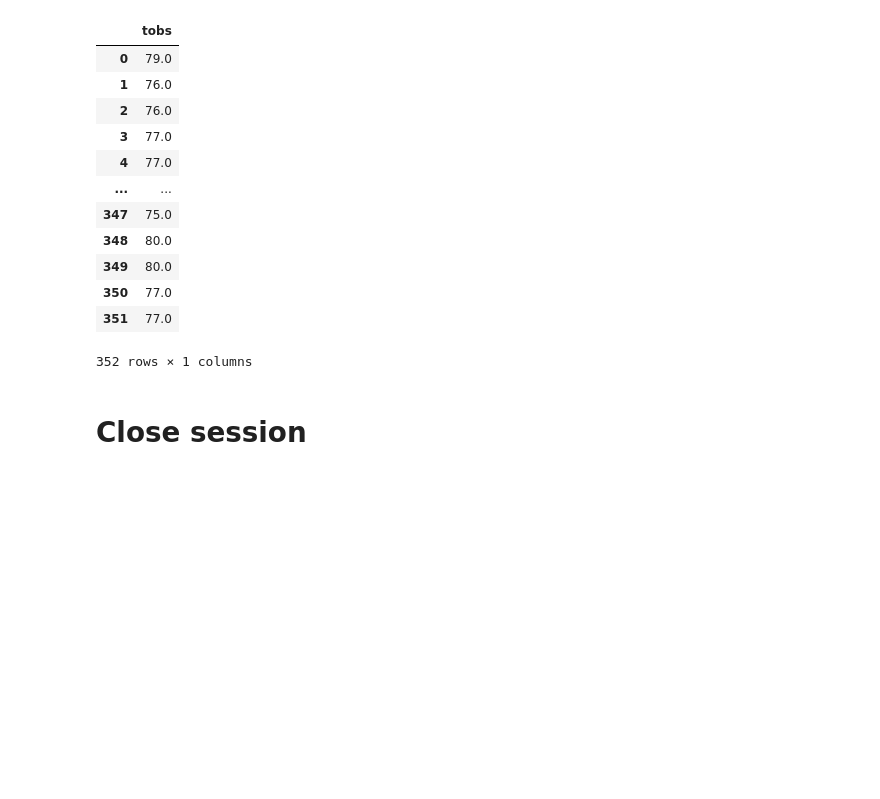
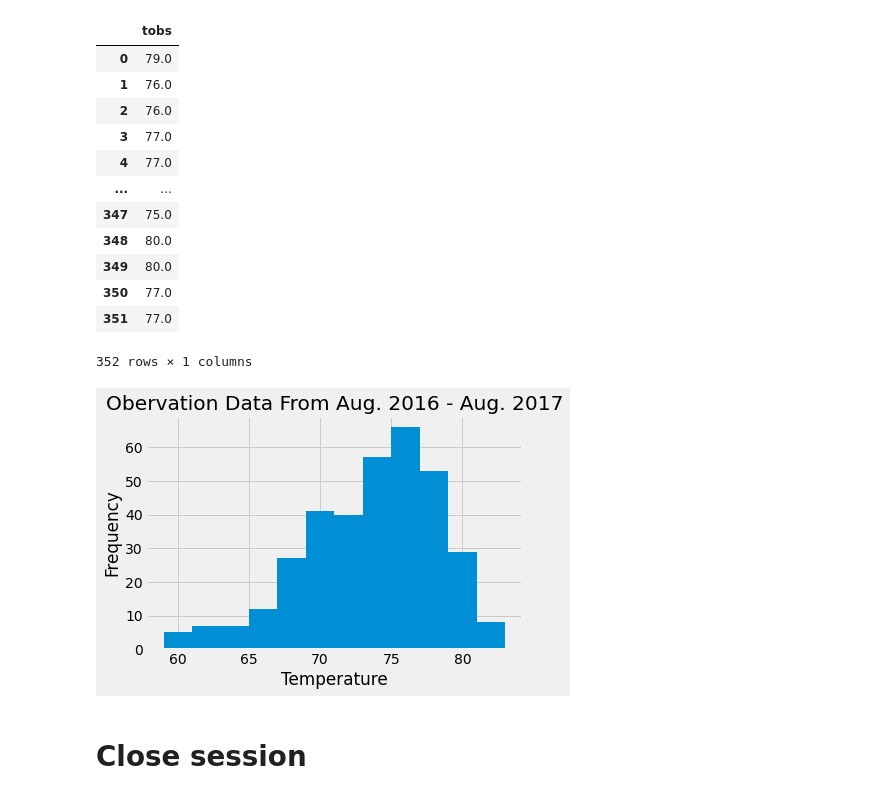
Before and after one commit to MGPolanco/sqlalchemy-challenge, a Jupyter notebook: climate_starter.ipynb, the cells around one changed output. Drawn from its saved outputs; the diff is of its cells as text; code cells hidden in the pictures; blank space fills up the shorter version.

```diff
--- a/climate_starter.ipynb
+++ b/climate_starter.ipynb
@@ -145,6 +145,14 @@ last_year_df
 | 350 | 77.0 |
 | 351 | 77.0 |
 352 rows × 1 columns
+# %%
+plt.hist(last_year_df['tobs'], bins = 12)
+plt.xlabel("Temperature")
+plt.ylabel("Frequency")
+plt.title("Obervation Data From Aug. 2016 - Aug. 2017")
+plt.show()
+# %% [output]
+[figure, added]
 # %% [markdown]
 # Close session
 # %%
```
